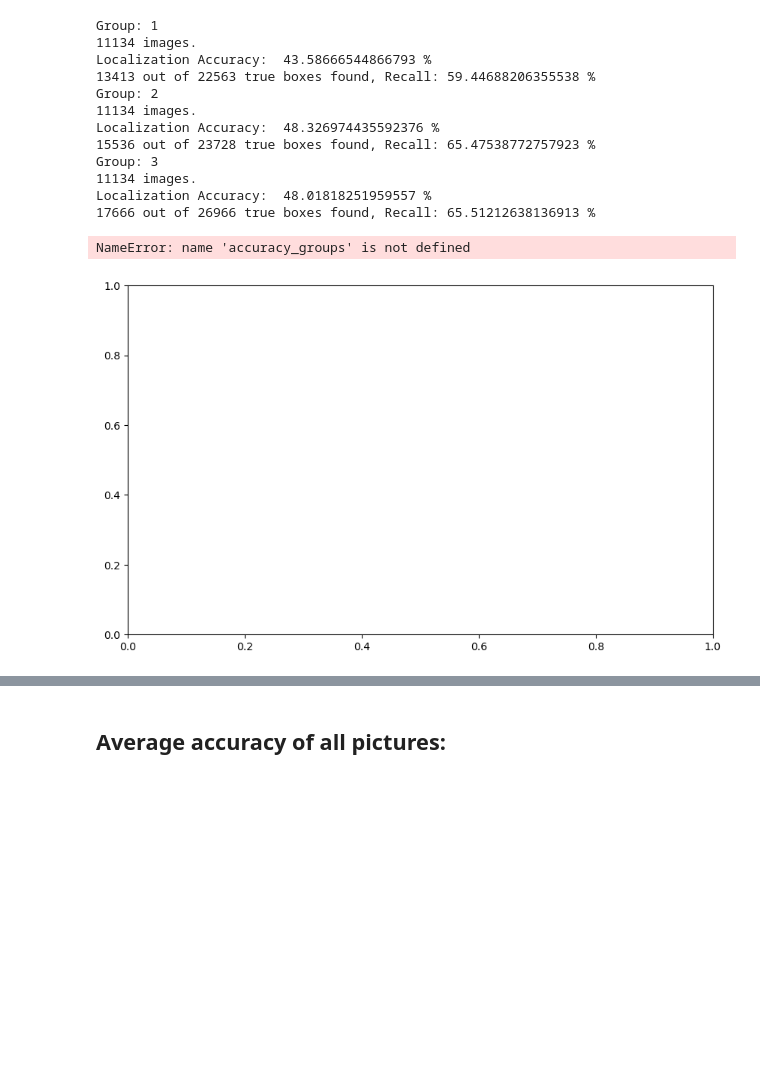
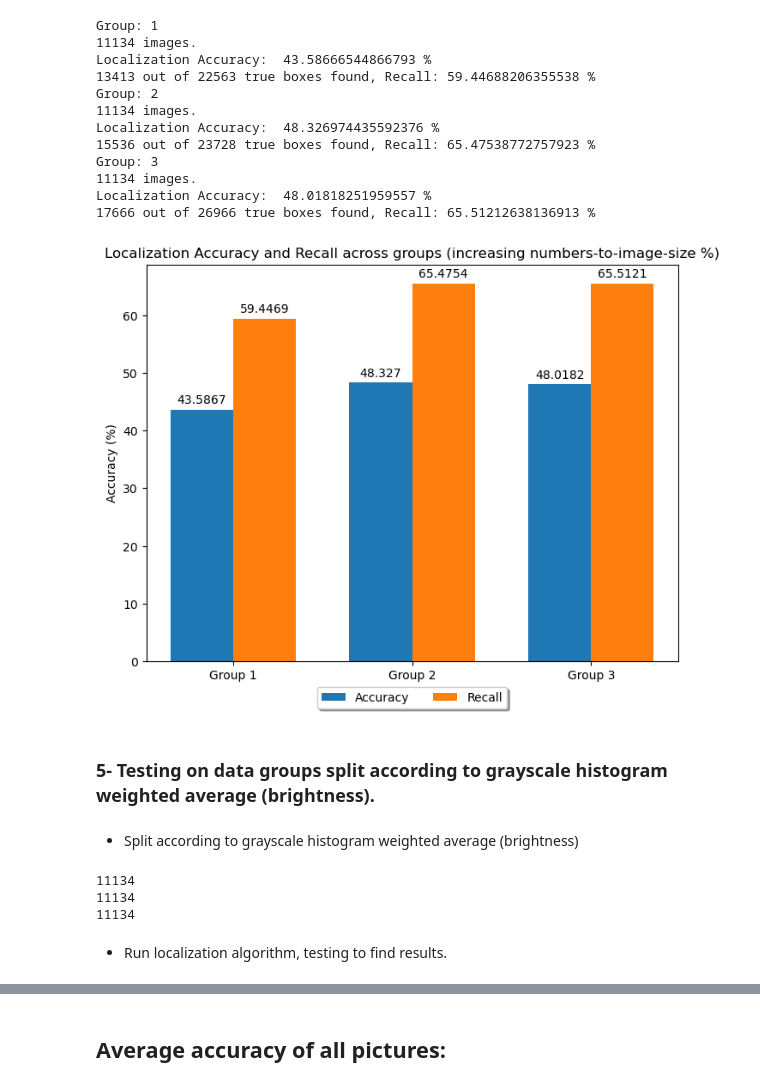
Before and after one commit to youssefg7/CSE483-Major-Task, a Jupyter notebook: trial-youssef format1only.ipynb, the cells around one changed output, grey strips where cells are left out. Drawn from its saved outputs; the diff is of its cells as text; code cells hidden in the pictures; blank space fills up the shorter version.

```diff
--- a/trial-youssef format1only.ipynb
+++ b/trial-youssef format1only.ipynb
@@ -110,11 +110,8 @@ def rectanglesModel(img, bilateral=7):
 
     contours, hierarchy = cv2.findContours(bnr, cv2.RETR_LIST, cv2.CHAIN_APPROX_NONE)
 
-    img_size = image.shape[0]*image.shape[1]
     for i in range(len(contours)):
         boxes.append({})
-        if (cv2.contourArea(contours[i])<0.015*img_size):
-            continue
         x,y,w,h = cv2.boundingRect(contours[i])
         boxes[i]['left'], boxes[i]['top'], boxes[i]['width'], boxes[i]['height'] = x,y,w,h
         twopointsRec = [x,y,x+w,y+h]
@@ -400,5 +423,10 @@ plt.show()
 # %% [markdown]
 # Checking best bilateral sigma value as a hyperparameter
+# %%
+n = 1000
+train_images = train_images_all
+train_labels = train_labels_all
+train_boxes = train_boxes_all
 # %% [markdown]
 - Check values from 5 to 80, step 5 and plotting the results.
 # %%
@@ -503,7 +526,7 @@ for i in range(n_groups):
     all_acc, foundCount = getAllIOUAccuracy(images_res_splitted[i], boxes_res_splitted[i])
     print("Localization Accuracy: ", all_acc*100, "%")
     positives = len([item for sublist in boxes_res_splitted[i] for item in sublist])
-    accuracy_groups.append(all_acc)
+    accuracy_groups.append(all_acc*100)
     truePositives = foundCount
     falseNegatives = positives - truePositives
     recall = truePositives*100/positives
@@ -566,7 +592,7 @@ for i in range(n_groups):
     all_acc, foundCount = getAllIOUAccuracy(images_area_splitted[i], boxes_area_splitted[i])
     print("Localization Accuracy: ", all_acc*100, "%")
     positives = len([item for sublist in boxes_area_splitted[i] for item in sublist])
-    accuracy_groups.append(all_acc)
+    accuracy_groups.append(all_acc*100)
     truePositives = foundCount
     falseNegatives = positives - truePositives
     recall = truePositives*100/positives
@@ -589,20 +615,34 @@ Localization Accuracy:  48.01818251959557 %
 # %%
 x = np.arange(len(group_names))
 width = 0.35
 fig, ax = plt.subplots(figsize=(8,6))
 rects1 = ax.bar(x - width/2, accuracy_groups, width, label='Accuracy')
 rects2 = ax.bar(x + width/2, recall_groups, width, label='Recall')
 
 ax.set_ylabel('Accuracy (%)')
 ax.set_xlabel('Group')
 ax.set_xticks(x, group_names)
 ax.legend()
 ax.bar_label(rects1, padding=3)
 ax.bar_label(rects2, padding=3)
 ax.legend(loc='upper center', bbox_to_anchor=(0.5, -0.05),
           fancybox=True, shadow=True, ncol=5)
 plt.title("Localization Accuracy and Recall across groups (increasing numbers-to-image-size %)")
+plt.grid()
 plt.show()
 # %% [output]
-NameError: name 'accuracy_groups' is not defined
-[figure, old version]
+[figure, new version]
+# %% [markdown]
+### 5- Testing on data groups split according to grayscale histogram weighted average (brightness).
+# %% [markdown]
+- Split according to grayscale histogram weighted average (brightness)
+# %%
+n_groups = 3
+hist_indices = split_histogram(train_images_all, n_groups)
+images_hist_splitted, labels_hist_splitted, boxes_hist_splitted = split_dataset(hist_indices, train_images_all, train_boxes_all, train_labels_all)
+# %% [output]
+11134
+11134
+11134
+# %% [markdown]
+- Run localization algorithm, testing to find results.
```
Also changed, not shown: parts of 20 cells of this notebook, 4 other files.
